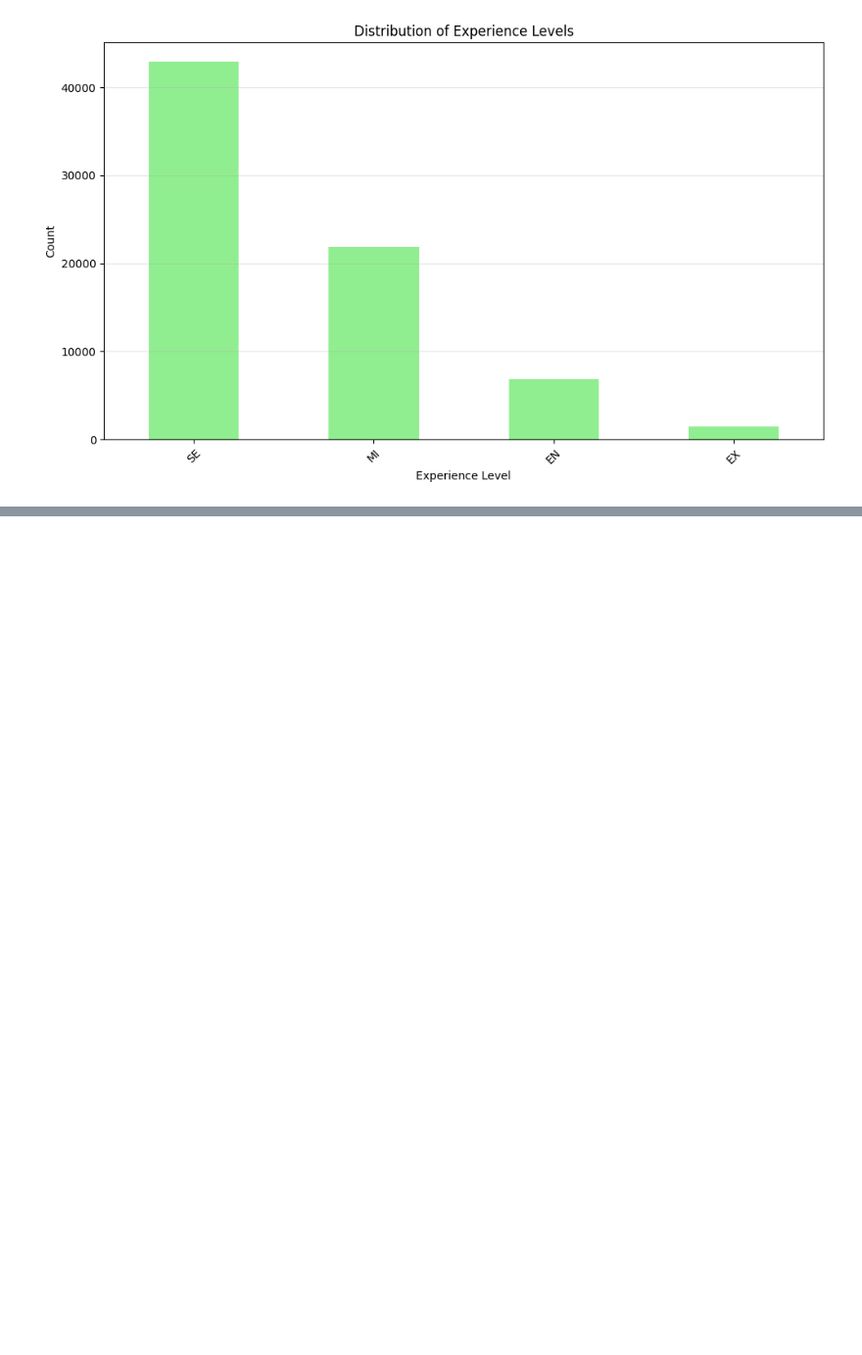
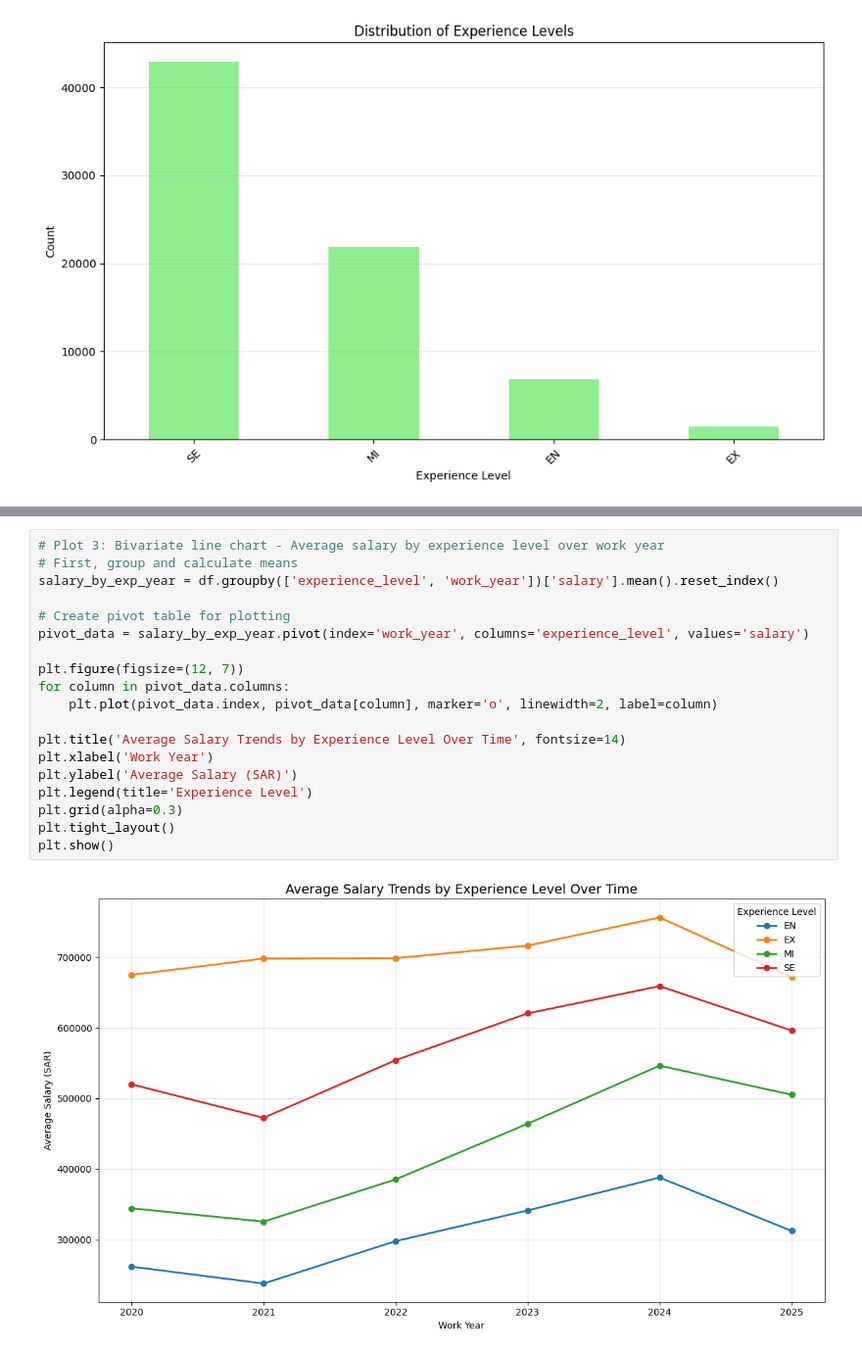
Before and after one commit to Mohab0P/salaries-analysis-and-prediction, a Jupyter notebook: modl.ipynb, the cells around one changed output, grey strips where cells are left out. Shown at 98% size. Drawn from its saved outputs; the diff is of its cells as text; blank space fills up the shorter version.

```diff
--- a/modl.ipynb
+++ b/modl.ipynb
@@ -170,0 +185,21 @@ plt.show()
+# %%
+# Plot 3: Bivariate line chart - Average salary by experience level over work year
+# First, group and calculate means
+salary_by_exp_year = df.groupby(['experience_level', 'work_year'])['salary'].mean().reset_index()
+
+# Create pivot table for plotting
+pivot_data = salary_by_exp_year.pivot(index='work_year', columns='experience_level', values='salary')
+
+plt.figure(figsize=(12, 7))
+for column in pivot_data.columns:
+    plt.plot(pivot_data.index, pivot_data[column], marker='o', linewidth=2, label=column)
+
+plt.title('Average Salary Trends by Experience Level Over Time', fontsize=14)
+plt.xlabel('Work Year')
+plt.ylabel('Average Salary (SAR)')
+plt.legend(title='Experience Level')
+plt.grid(alpha=0.3)
+plt.tight_layout()
+plt.show()
+# %% [output]
+[figure, added]
```
Also changed, not shown: parts of 4 cells of this notebook.
